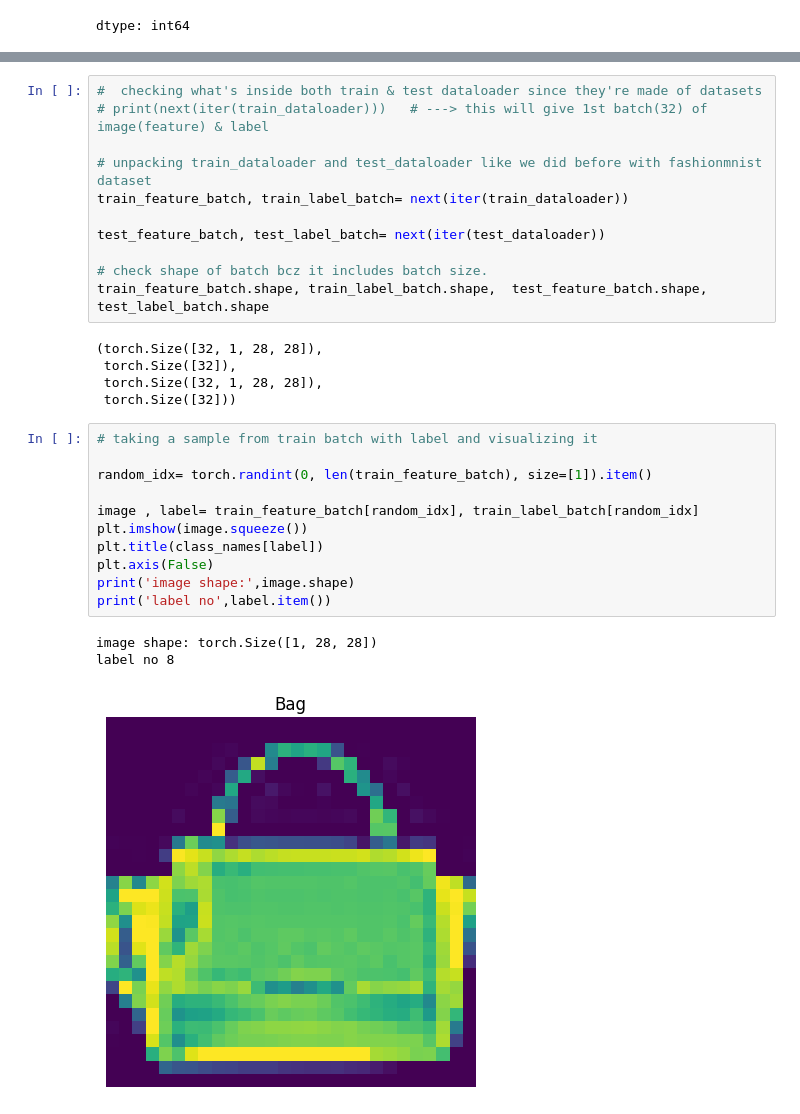
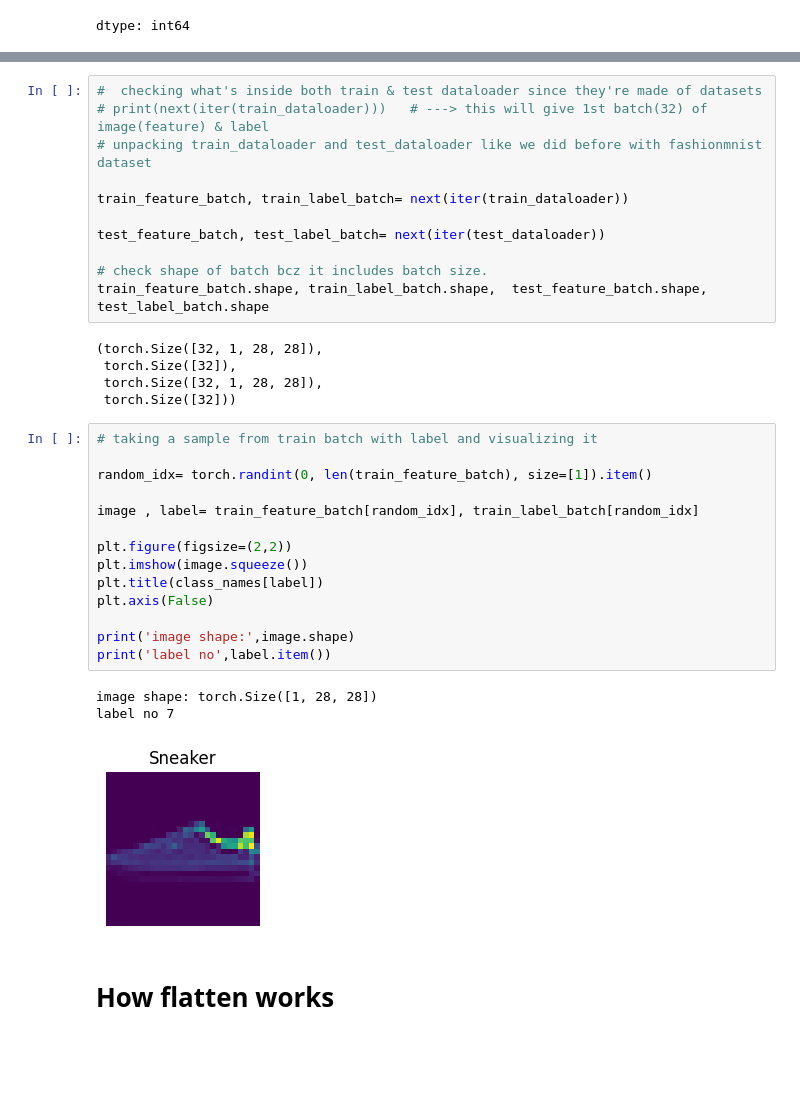
Before and after one commit to Nouman-wisal/pytorch, a Jupyter notebook: 03_pytorch_computer_vision_CNN.ipynb, the cells around one changed output, grey strips where cells are left out. Drawn from its saved outputs; the diff is of its cells as text; blank space fills up the shorter version.

```diff
--- a/03_pytorch_computer_vision_CNN.ipynb
+++ b/03_pytorch_computer_vision_CNN.ipynb
@@ -281,8 +274,8 @@ print('\n',train_dataloader,'\n', test_dataloader)
 # %%
 #  checking what's inside both train & test dataloader since they're made of datasets
 # print(next(iter(train_dataloader)))   # ---> this will give 1st batch(32) of image(feature) & label
+# unpacking train_dataloader and test_dataloader like we did before with fashionmnist dataset
 
-# unpacking train_dataloader and test_dataloader like we did before with fashionmnist dataset
 train_feature_batch, train_label_batch= next(iter(train_dataloader))
 
 test_feature_batch, test_label_batch= next(iter(test_dataloader))
@@ -297,15 +290,20 @@ train_feature_batch.shape, train_label_batch.shape,  test_feature_batch.shape, t
 # %%
 # taking a sample from train batch with label and visualizing it
 
 random_idx= torch.randint(0, len(train_feature_batch), size=[1]).item()
 
 image , label= train_feature_batch[random_idx], train_label_batch[random_idx]
+
+plt.figure(figsize=(2,2))
 plt.imshow(image.squeeze())
 plt.title(class_names[label])
 plt.axis(False)
+
 print('image shape:',image.shape)
 print('label no',label.item())
 # %% [output]
 image shape: torch.Size([1, 28, 28])
-label no 8
+label no 7
-[figure, old version]
+[figure, new version]
+# %% [markdown]
+# How flatten works
```
Also changed, not shown: parts of 70 cells of this notebook.
